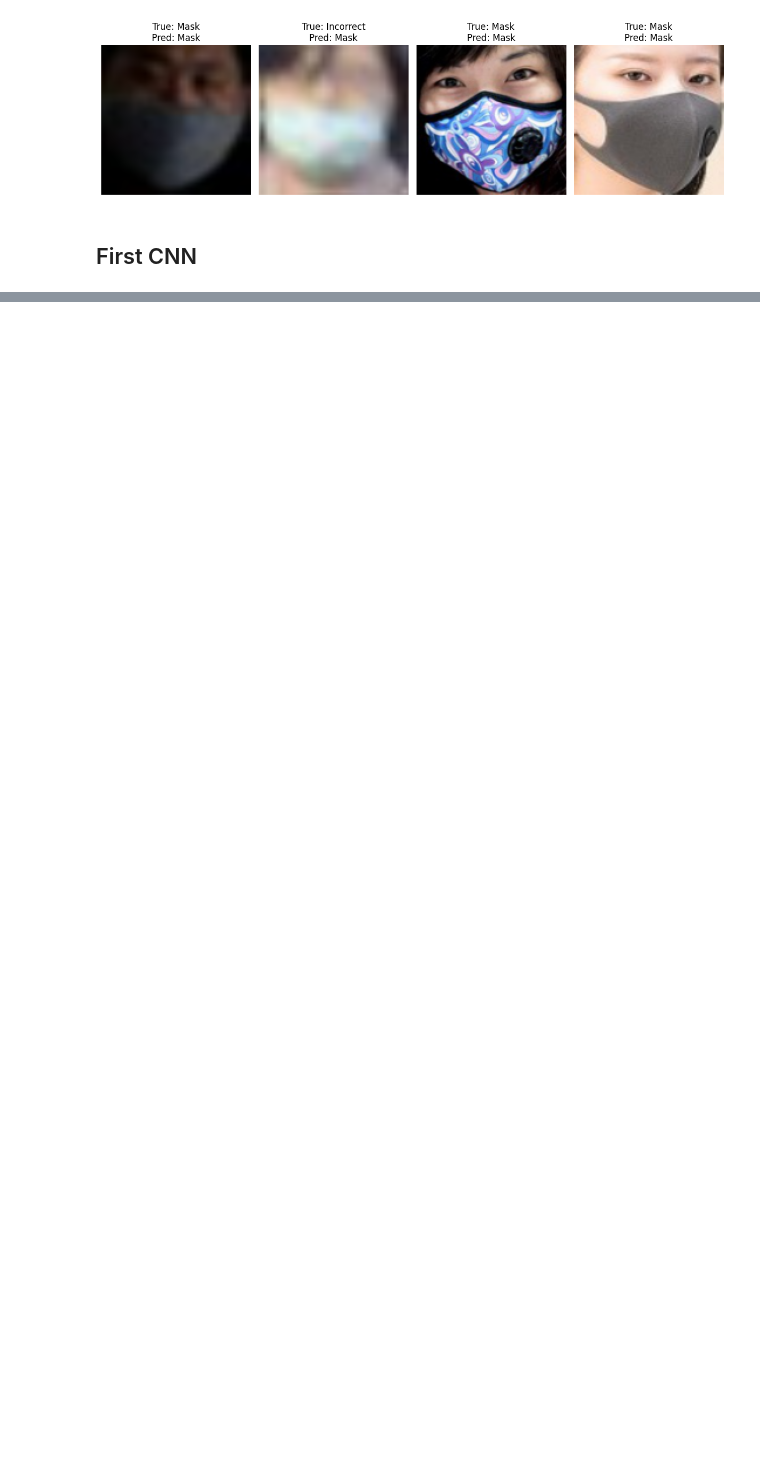
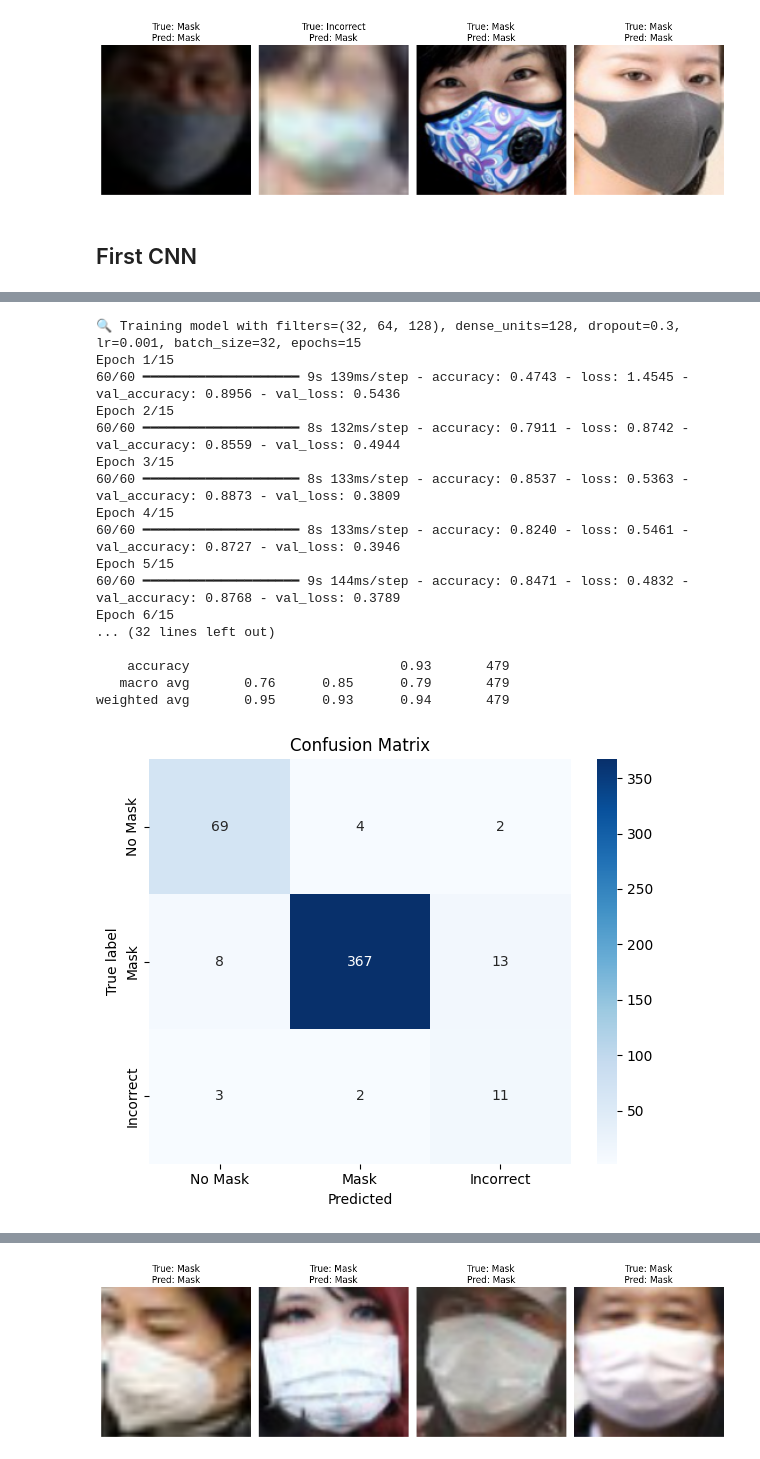
Before and after one commit to David-fi/maskDetection, a Jupyter notebook: mask_detection.ipynb, the cells around one changed output, grey strips where cells are left out. Saved outputs shown, nothing was run; the diff lists cells and outputs as text; code cells hidden in the pictures; blank space fills up the shorter version.

```diff
--- a/mask_detection.ipynb
+++ b/mask_detection.ipynb
@@ -6,6 +6,9 @@ import numpy as np
 from skimage.io import imread
 from skimage.transform import resize
 from sklearn.model_selection import train_test_split
+import matplotlib.pyplot as plt
+from collections import Counter
+
 
 def load_images_and_labels(image_dir, label_dir, image_size=(128, 128)):
     images = []
@@ -33,6 +36,17 @@ def load_images_and_labels(image_dir, label_dir, image_size=(128, 128)):
     #converts the two lists, image and label into numpy arrays
     return np.array(images, dtype=np.float32), np.array(labels, dtype=np.int64)
 
+def plot_class_distribution(labels, title):
+    counter = Counter(labels)
+    classes = sorted(counter.keys())
+    counts = [counter[c] for c in classes]
+    plt.figure(figsize=(6, 4))
+    plt.bar(classes, counts, tick_label=[f"Class {c}" for c in classes])
+    plt.title(title)
+    plt.xlabel("Class")
+    plt.ylabel("Count")
+    plt.tight_layout()
+    plt.show()
 def prepare_datasets(
     train_image_path, train_label_path,
     test_image_path, test_label_path,
@@ -46,10 +60,19 @@ def prepare_datasets(
     #same with the test set
     X_test, y_test = load_images_and_labels(test_image_path, test_label_path, image_size)
 
+
+    # Show distribution before split
+    plot_class_distribution(y_train_full, "Train Full Distribution")
+    plot_class_distribution(y_test, "Test Distribution")
+
     # Split training data into train validation, standard split
     X_train, X_val, y_train, y_val = train_test_split(
         X_train_full, y_train_full, test_size=val_split, random_state=seed, stratify=y_train_full #ensure smae label distribution with stratify
     )
+
+    # Show distribution after split
+    plot_class_distribution(y_train, "Train Split Distribution")
+    plot_class_distribution(y_val, "Validation Split Distribution")
 
     #sanity check
     print(f"Train: {X_train.shape}, {y_train.shape}")
@@ -517,0 +575,31 @@ weighted avg       0.96      0.96      0.95       479
+# %%
+param_grid = [
+    ((32, 64, 128), 128, 0.3, 0.001, 32, 15),
+    ((32, 64, 128), 256, 0.2, 0.0001, 64, 15),
+    ((32, 64, 128, 256), 128, 0.3, 0.0001, 32, 15),
+    ((64, 128, 256), 256, 0.2, 0.001, 64, 20),
+]
+
+trainer = CNNTrainer()
+best_model, best_config = trainer.run_grid_search(X_train, y_train, X_val, y_val, param_grid)
+trainer.evaluate_model(best_model, X_val, y_val)
+trainer.visualize_predictions(best_model, X_val, y_val)
+# %% [output]
+🔍 Training model with filters=(32, 64, 128), dense_units=128, dropout=0.3, lr=0.001, batch_size=32, epochs=15
+Epoch 1/15
+60/60 ━━━━━━━━━━━━━━━━━━━━ 9s 139ms/step - accuracy: 0.4743 - loss: 1.4545 - val_accuracy: 0.8956 - val_loss: 0.5436
+Epoch 2/15
+60/60 ━━━━━━━━━━━━━━━━━━━━ 8s 132ms/step - accuracy: 0.7911 - loss: 0.8742 - val_accuracy: 0.8559 - val_loss: 0.4944
+Epoch 3/15
+60/60 ━━━━━━━━━━━━━━━━━━━━ 8s 133ms/step - accuracy: 0.8537 - loss: 0.5363 - val_accuracy: 0.8873 - val_loss: 0.3809
+Epoch 4/15
+60/60 ━━━━━━━━━━━━━━━━━━━━ 8s 133ms/step - accuracy: 0.8240 - loss: 0.5461 - val_accuracy: 0.8727 - val_loss: 0.3946
+Epoch 5/15
+60/60 ━━━━━━━━━━━━━━━━━━━━ 9s 144ms/step - accuracy: 0.8471 - loss: 0.4832 - val_accuracy: 0.8768 - val_loss: 0.3789
+Epoch 6/15
+... (32 lines left out)
+
+    accuracy                           0.93       479
+   macro avg       0.76      0.85      0.79       479
+weighted avg       0.95      0.93      0.94       479
+[figure, added]
@@ -517,0 +680 @@ weighted avg       0.96      0.96      0.95       479
+[figure, added]
```
Also changed, not shown: parts of 8 cells of this notebook, 6 other files.
